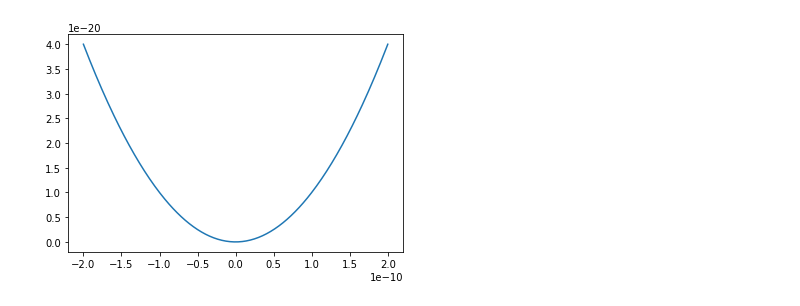
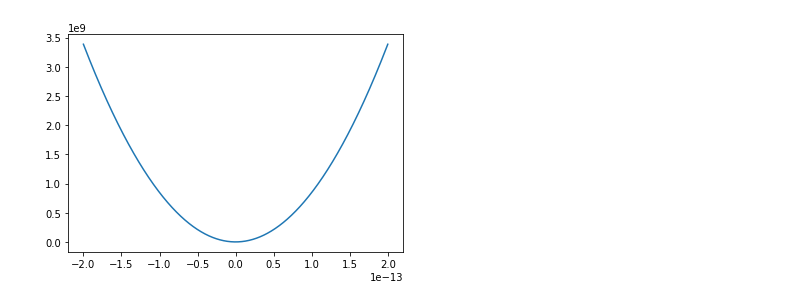
Before and after one commit to Kevincor1/Proyecto_1, a Jupyter notebook: prototipo2.ipynb, the cells around one changed output. Saved outputs shown, nothing was run; the diff lists cells and outputs as text; code cells hidden in the pictures.

```diff
--- a/prototipo2.ipynb
+++ b/prototipo2.ipynb
@@ -25,12 +25,12 @@ class Schrodinger:
         for i in range(N-2):
             for j in range(N-2):
                 if i==j:
-                    V_i[i,j]= V(self.x[i+1])
+                    V_i[i,j]= V(self.x[i])
 
 
         self.V_i = V_i
 
-        self.H = -(6.582119624 *10**(-16))**2 / (0.510998928*10**(6))*9*10**(16) *self.T/(2*h**2) + self.V_i
+        self.H = -0.5*(6.582119624 *10**(-16))**2 / (207*0.510998928*10**(6))*9*10**(16) *self.T/(h**2) + self.V_i
 
         self.val,self.vec=np.linalg.eig(self.H)
 
@@ -68,7 +68,7 @@ def Vpot_inf(x):  # Pozo de potencial infinito
     return y
 
 def oscilador(x):
-    return x**2
+    return ((1.2*10**22)**2)*207*((0.510998928*10**(6))/(9*10**(16)))*0.5*x**2
 # %%
 a = Schrodinger(-6*10**(-10),6*10**(-10),300,Vpot)
 # %% [output]
@@ -94,7 +94,7 @@ b.Phi(4)
 # %%
-c = Schrodinger(-2*10**(-10),2*10**(-10),300,oscilador)
+c = Schrodinger(-2*10**(-13),2*10**(-13),1000,oscilador)
 # %% [output]
-[figure, old version]
+[figure, new version]
 # %%
 c.Phi(4)
 # %% [output]
```
Also changed, not shown: parts of 8 cells of this notebook.
